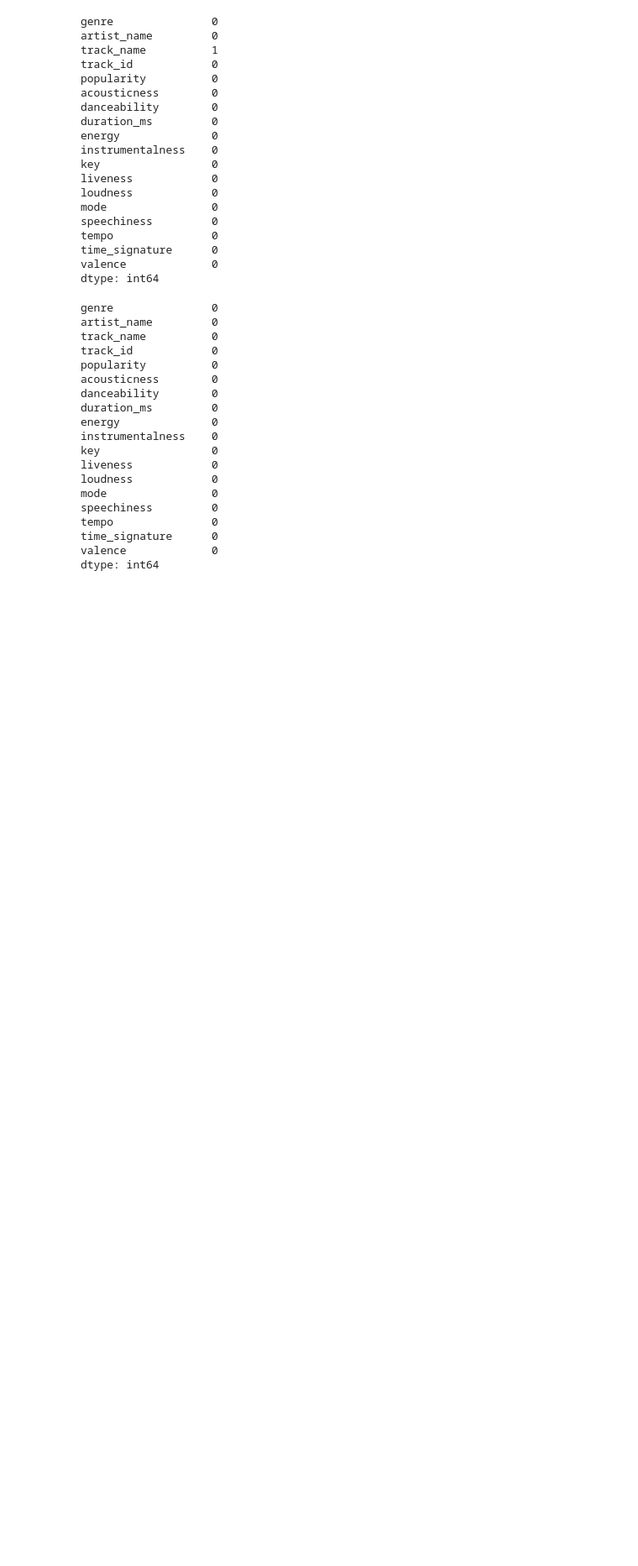
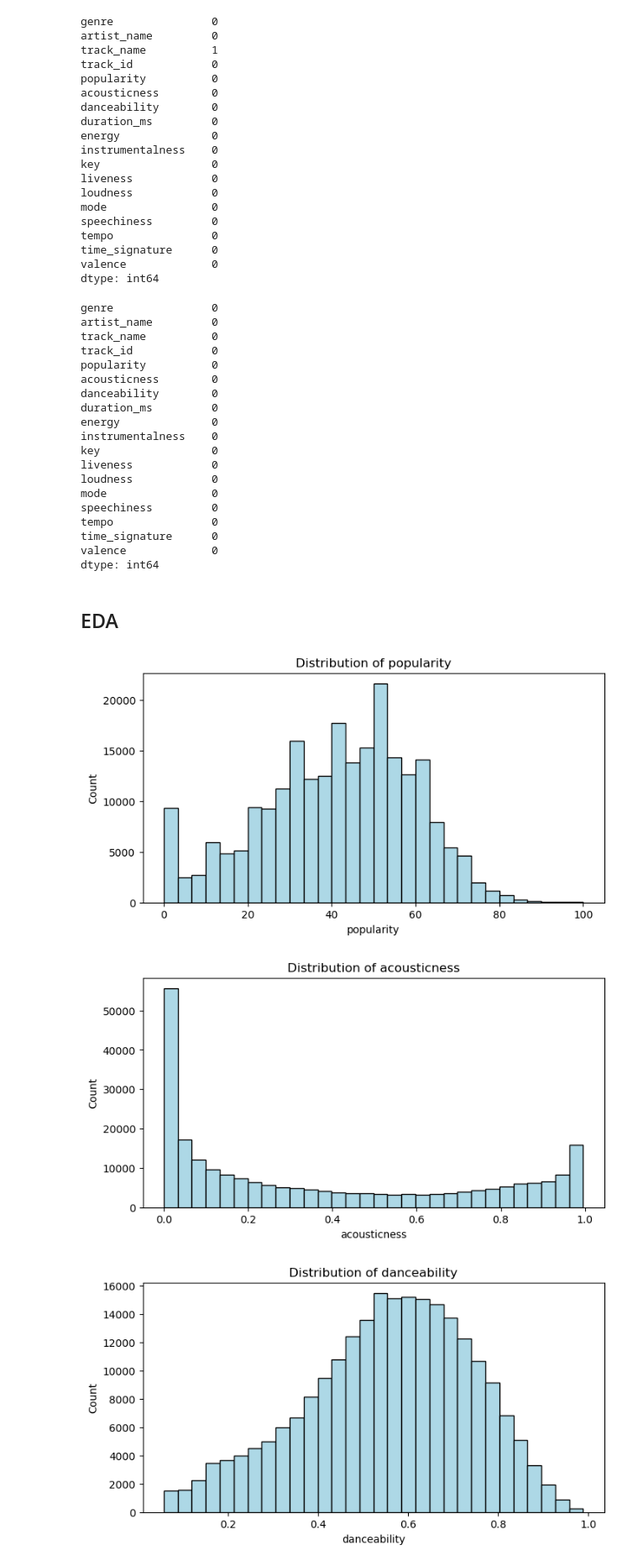
Before and after one commit to jeelfaldu7/predicting_spotify_song_popularity, a Jupyter notebook: notebook.ipynb, the cells around one changed output. Shown at 84% size. Cells and saved outputs as stored; diff of their text form; code cells hidden in the pictures; blank space fills up the shorter version.

```diff
--- a/notebook.ipynb
+++ b/notebook.ipynb
@@ -109,3 +109,29 @@ tempo               0
 time_signature      0
 valence             0
 dtype: int64
+# %%
+# Let's remove some obvious irrelevant features
+# track_id — just unique identifier
+# track_name — title text
+# artist_name - high cardinality and chance of data leakage
+
+data = data.drop(columns=['track_id', 'track_name', 'artist_name'])
+# %% [markdown]
+## EDA
+# %%
+# Lets explore the distribution of numerical features
+
+# Select numeric columns
+numeric_cols = data.select_dtypes(include=['int64', 'float64']).columns
+
+for one_col in numeric_cols:
+    plt.figure(figsize=(8, 4))
+    plt.hist(data[one_col], bins=30, color='lightblue', edgecolor='black')
+    plt.title(f'Distribution of {one_col}')
+    plt.xlabel(one_col)
+    plt.ylabel('Count')
+    plt.show()
+# %% [output]
+[figure, added]
+[figure, added]
+[figure, added]
```
Also changed, not shown: parts of 2 cells of this notebook, 2 other files.
